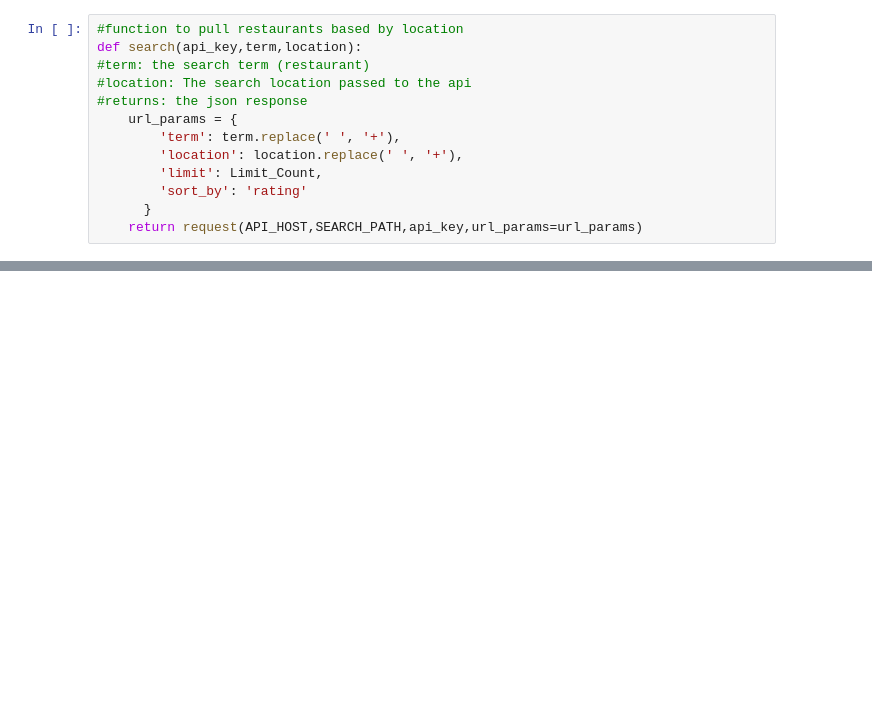
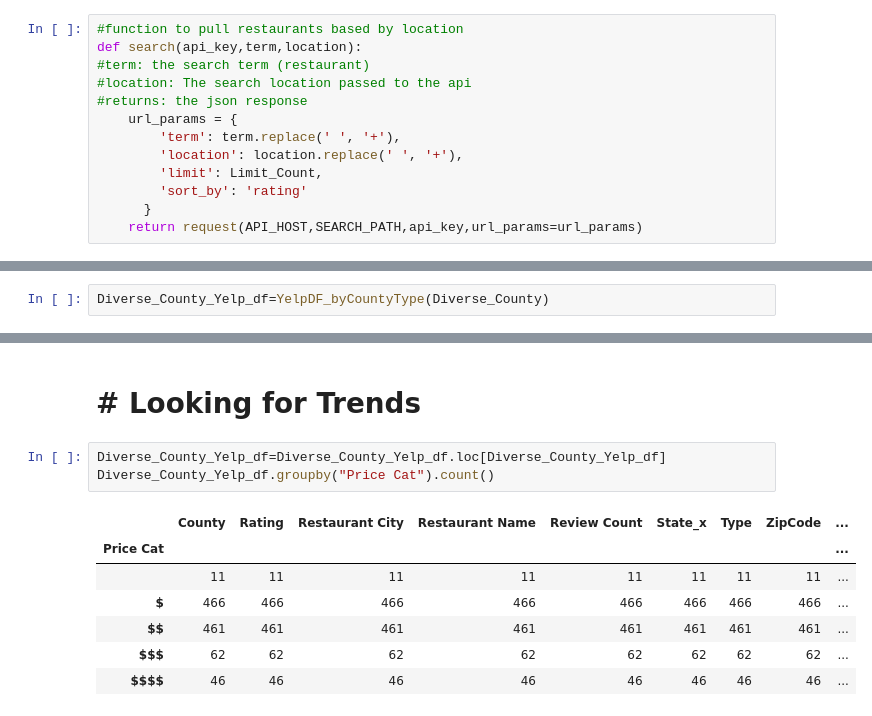
Before and after one commit to mlee0416/Dolphin-Rebels-, a Jupyter notebook: Census Analysis.ipynb, the cells around one changed output, grey strips where cells are left out. Saved outputs shown, nothing was run; the diff lists cells and outputs as text; blank space fills up the shorter version.

```diff
--- a/Census Analysis.ipynb
+++ b/Census Analysis.ipynb
@@ -512,0 +427,2 @@ Coffee & Tea
+# %%
+Diverse_County_Yelp_df=YelpDF_byCountyType(Diverse_County)
@@ -512,0 +468,13 @@ Coffee & Tea
+# %% [markdown]
+#    # Looking for Trends
+# %%
+Diverse_County_Yelp_df=Diverse_County_Yelp_df.loc[Diverse_County_Yelp_df]
+Diverse_County_Yelp_df.groupby("Price Cat").count()
+# %% [output]
+|  | County | Rating | Restaurant City | Restaurant Name | Review Count | State_x | Type | ZipCode | ... |
+| Price Cat |  |  |  |  |  |  |  |  | ... |
+|  | 11 | 11 | 11 | 11 | 11 | 11 | 11 | 11 | ... |
+| $ | 466 | 466 | 466 | 466 | 466 | 466 | 466 | 466 | ... |
+| $$ | 461 | 461 | 461 | 461 | 461 | 461 | 461 | 461 | ... |
+| $$$ | 62 | 62 | 62 | 62 | 62 | 62 | 62 | 62 | ... |
+| $$$$ | 46 | 46 | 46 | 46 | 46 | 46 | 46 | 46 | ... |
```
Also changed, not shown: parts of 27 cells of this notebook, 1 other file.
